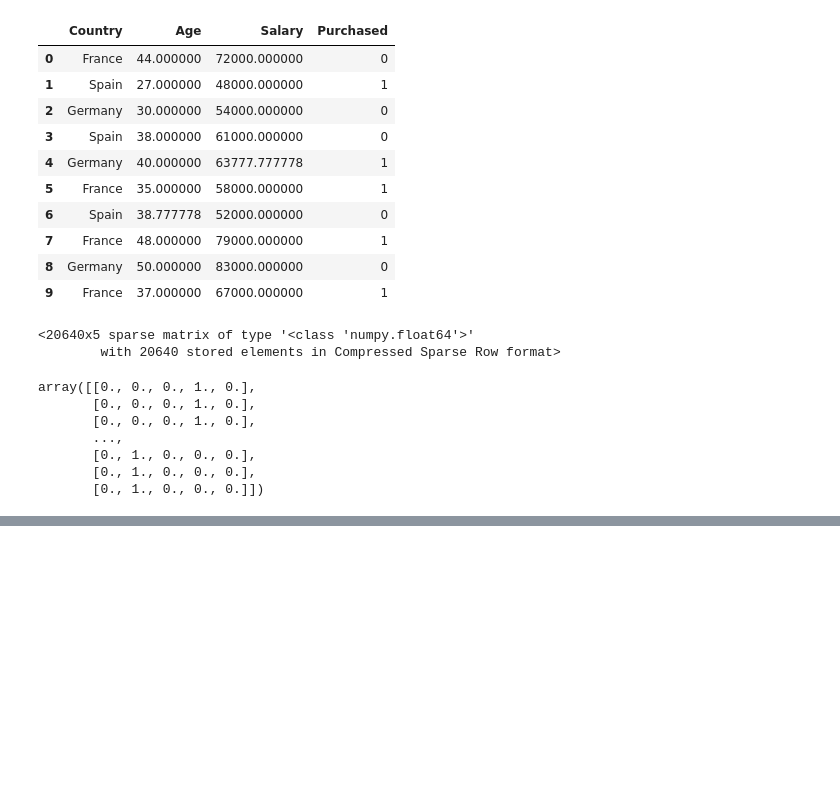
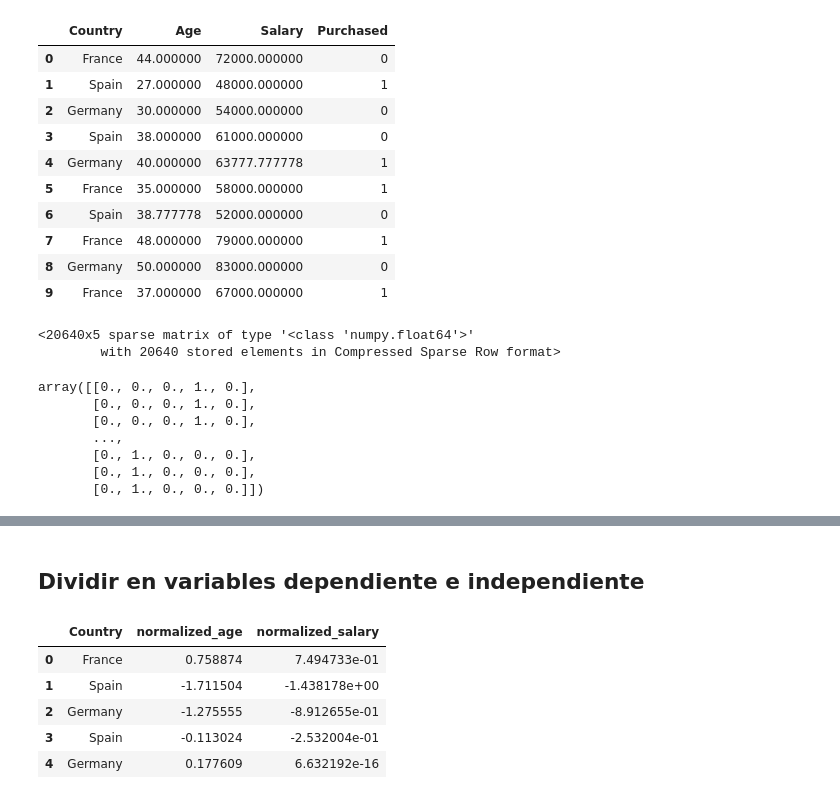
Before and after one commit to JmaldonadoRdV/Apuntes, a Jupyter notebook: AnalisisExploratorio/Preprocesado.ipynb, the cells around one changed output, grey strips where cells are left out. Saved outputs shown, nothing was run; the diff lists cells and outputs as text; code cells hidden in the pictures; blank space fills up the shorter version.

```diff
--- a/AnalisisExploratorio/Preprocesado.ipynb
+++ b/AnalisisExploratorio/Preprocesado.ipynb
@@ -299,0 +336,12 @@ array([[0., 0., 0., 1., 0.],
+# %% [markdown]
+## Dividir en variables dependiente e independiente
+# %%
+x_purchase = purchase_df.iloc[:, purchase_df.columns != 'Purchased']
+x_purchase.head()
+# %% [output]
+|  | Country | normalized_age | normalized_salary |
+| 0 | France | 0.758874 | 7.494733e-01 |
+| 1 | Spain | -1.711504 | -1.438178e+00 |
+| 2 | Germany | -1.275555 | -8.912655e-01 |
+| 3 | Spain | -0.113024 | -2.532004e-01 |
+| 4 | Germany | 0.177609 | 6.632192e-16 |
```
Also changed, not shown: parts of 24 cells of this notebook.
